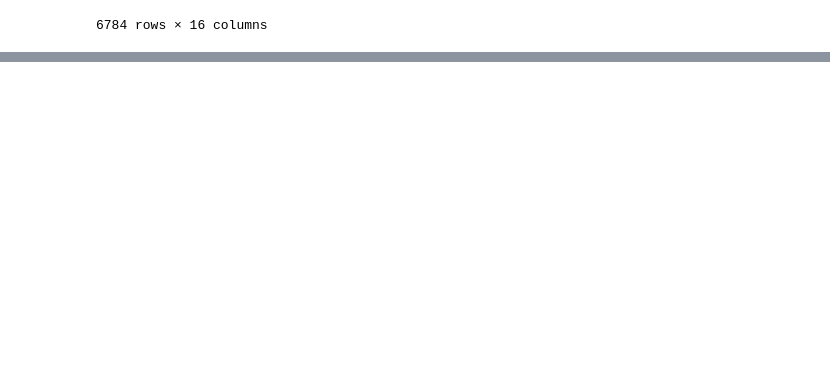
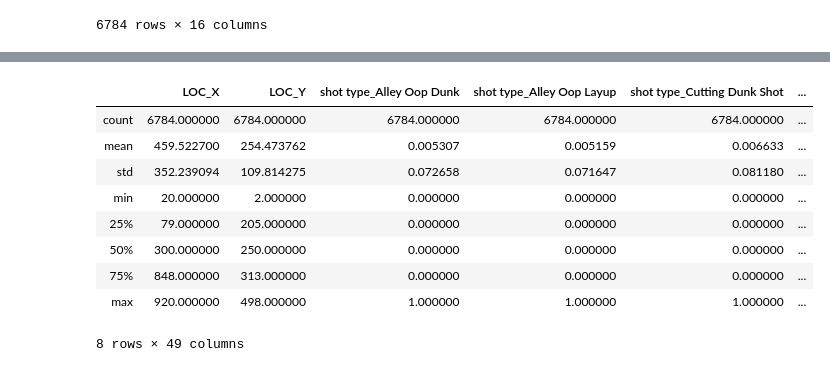
Before and after one commit to stewart-lacy/final-project, a Jupyter notebook: Machine_Learning_Shots.ipynb, the cells around one changed output, grey strips where cells are left out. Saved outputs shown, nothing was run; the diff lists cells and outputs as text; code cells hidden in the pictures; blank space fills up the shorter version.

```diff
--- a/Machine_Learning_Shots.ipynb
+++ b/Machine_Learning_Shots.ipynb
@@ -167,0 +176,3 @@ formattedChicago
+# %%
+df = formattedChicago[["LOC_X","LOC_Y","shot type","EVENT_TYPE"]]
+df
@@ -167,0 +193,14 @@ formattedChicago
+# %%
+data = df.copy()
+data_binary_encoder = pd.get_dummies(data,columns=["shot type"])
+# %% [output]
+|  | LOC_X | LOC_Y | shot type_Alley Oop Dunk | shot type_Alley Oop Layup | shot type_Cutting Dunk Shot | ... |
+| count | 6784.000000 | 6784.000000 | 6784.000000 | 6784.000000 | 6784.000000 | ... |
+| mean | 459.522700 | 254.473762 | 0.005307 | 0.005159 | 0.006633 | ... |
+| std | 352.239094 | 109.814275 | 0.072658 | 0.071647 | 0.081180 | ... |
+| min | 20.000000 | 2.000000 | 0.000000 | 0.000000 | 0.000000 | ... |
+| 25% | 79.000000 | 205.000000 | 0.000000 | 0.000000 | 0.000000 | ... |
+| 50% | 300.000000 | 250.000000 | 0.000000 | 0.000000 | 0.000000 | ... |
+| 75% | 848.000000 | 313.000000 | 0.000000 | 0.000000 | 0.000000 | ... |
+| max | 920.000000 | 498.000000 | 1.000000 | 1.000000 | 1.000000 | ... |
+8 rows × 49 columns
```
Also changed, not shown: parts of 26 cells of this notebook, 1 other file.
